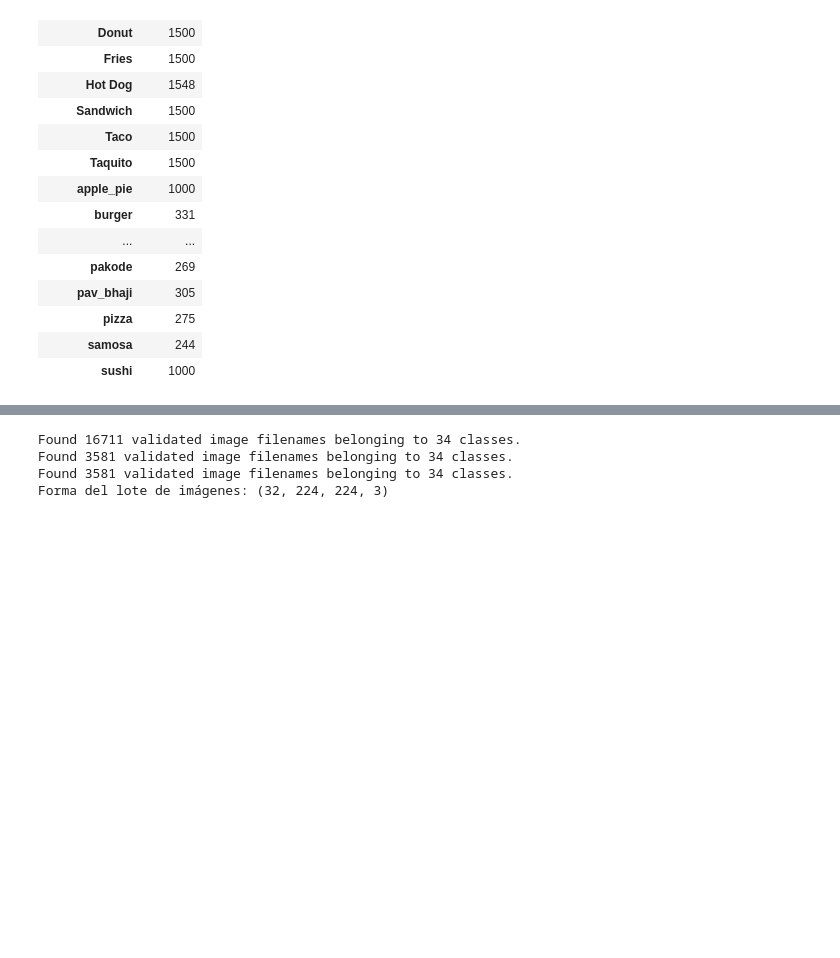
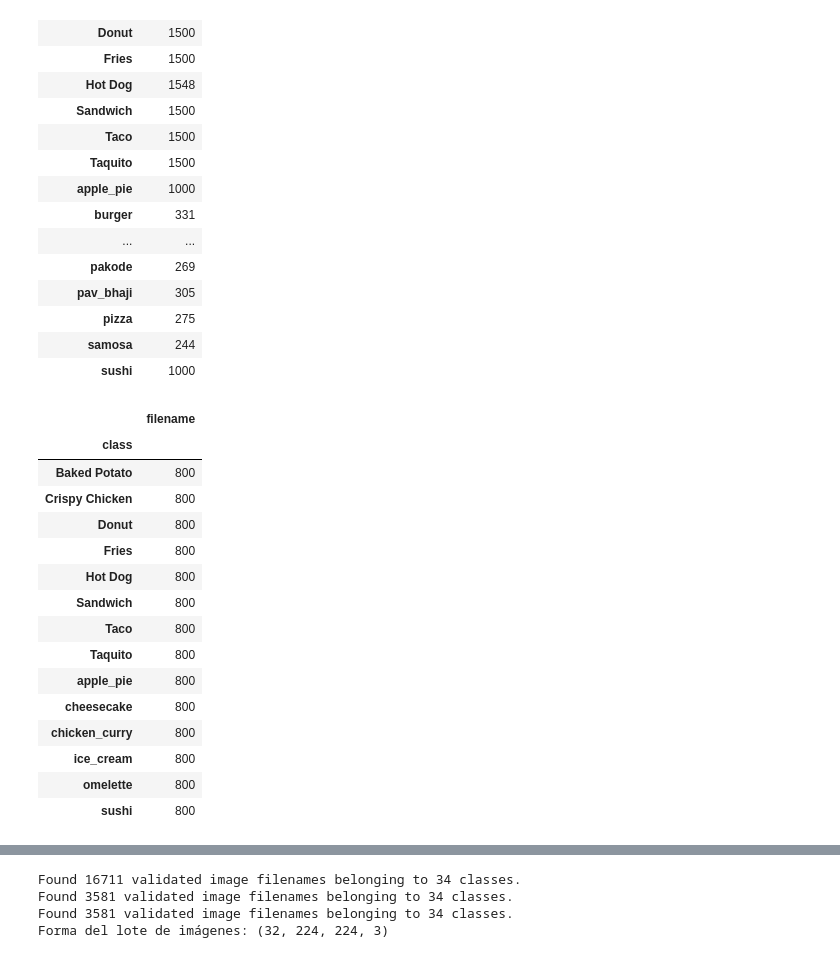
Before and after one commit to MiguelyGallego/FoodNet_Classifier, a Jupyter notebook: food_image_classification_dataset_model.ipynb, the cells around one changed output, grey strips where cells are left out. Saved outputs shown, nothing was run; the diff lists cells and outputs as text; code cells hidden in the pictures; blank space fills up the shorter version.

```diff
--- a/food_image_classification_dataset_model.ipynb
+++ b/food_image_classification_dataset_model.ipynb
@@ -200,0 +196,44 @@ class_names = df['class'].unique()
+# %%
+desired_min_samples = 800
+desired_max_samples = 250
+
+# Lista de clases con más de 800 y menos de 250 muestras
+df_classes = df['class'].value_counts()
+overpopulated_classes = df_classes[df_classes > desired_min_samples].index.tolist()
+underpopulated_classes = df_classes[df['class'].value_counts() < desired_max_samples].index.tolist()
+
+# Crear un nuevo conjunto de datos balanceado
+new_data = []
+
+for i_class in overpopulated_classes:
+    # Filtra las muestras de la clase actual
+    actual_class = df[df['class'] == i_class]
+
+    # Selecciona aleatoriamente 800 muestras de la clase actual
+    selected_samples = actual_class.sample(n=desired_min_samples, random_state=42)
+
+    # Agrega las muestras seleccionadas al nuevo conjunto de datos
+    new_data.append(selected_samples)
+
+# Concatena los datos de todas las clases seleccionadas
+clipped_data = pd.concat(new_data)
+
+# Conjunto de datos con 800 muestras por cada clase en overpopulated_classes
+clipped_data.groupby('class').count()
+# %% [output]
+|  | filename |
+| class |  |
+| Baked Potato | 800 |
+| Crispy Chicken | 800 |
+| Donut | 800 |
+| Fries | 800 |
+| Hot Dog | 800 |
+| Sandwich | 800 |
+| Taco | 800 |
+| Taquito | 800 |
+| apple_pie | 800 |
+| cheesecake | 800 |
+| chicken_curry | 800 |
+| ice_cream | 800 |
+| omelette | 800 |
+| sushi | 800 |
```
Also changed, not shown: parts of 34 cells of this notebook.
